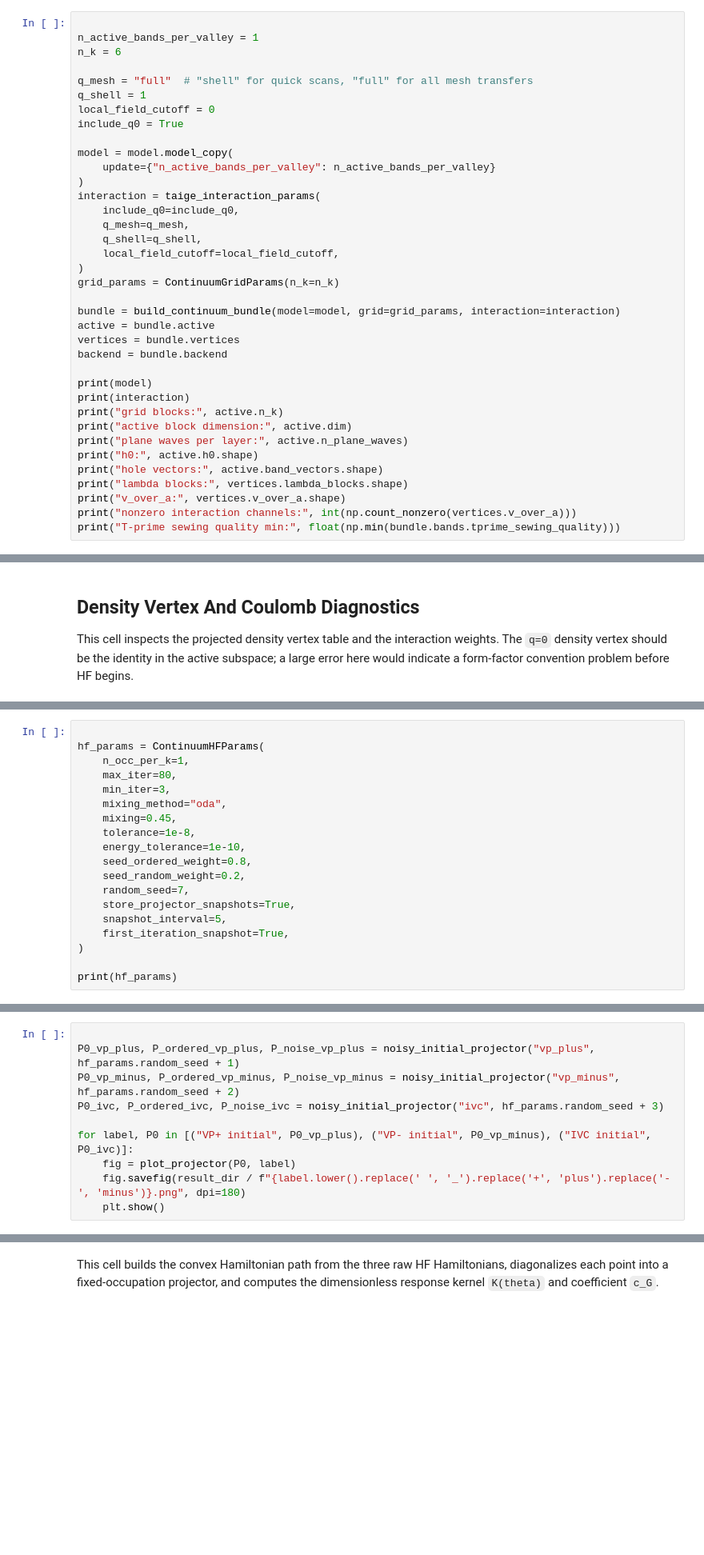
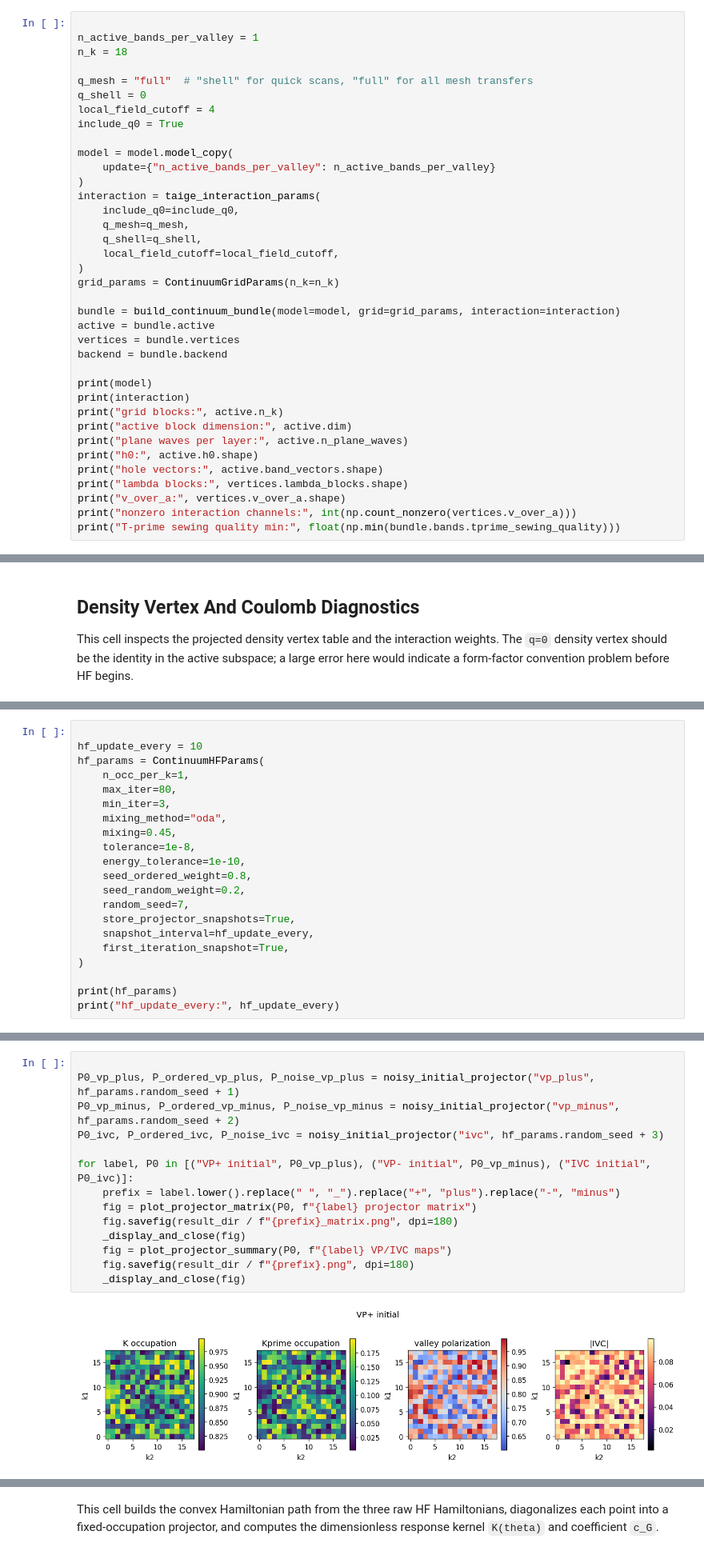
Before and after one commit to NisargChadha/Chiral_DW, a Jupyter notebook: notebooks/taige_continuum_symmetric_hf.ipynb, the cells around one changed output, grey strips where cells are left out. Shown at 80% size. Saved outputs shown, nothing was run; the diff lists cells and outputs as text; blank space fills up the shorter version.

```diff
--- a/notebooks/taige_continuum_symmetric_hf.ipynb
+++ b/notebooks/taige_continuum_symmetric_hf.ipynb
@@ -120,11 +130,11 @@ Increase `n_k`, `q_mesh`, `q_shell`, and `local_field_cutoff` for more faithful
 # %%
 
 n_active_bands_per_valley = 1
-n_k = 6
+n_k = 18
 
 q_mesh = "full"  # "shell" for quick scans, "full" for all mesh transfers
-q_shell = 1
-local_field_cutoff = 0
+q_shell = 0
+local_field_cutoff = 4
 include_q0 = True
 
 model = model.model_copy(
@@ -271,5 +457,6 @@ The seed weights implement the requested 0.8 ordered / 0.2 random projector-like
 # %%
 
+hf_update_every = 10
 hf_params = ContinuumHFParams(
     n_occ_per_k=1,
     max_iter=80,
@@ -282,8 +469,9 @@ hf_params = ContinuumHFParams(
     seed_random_weight=0.2,
     random_seed=7,
     store_projector_snapshots=True,
-    snapshot_interval=5,
+    snapshot_interval=hf_update_every,
     first_iteration_snapshot=True,
 )
 
 print(hf_params)
+print("hf_update_every:", hf_update_every)
@@ -296,10 +486,16 @@ The figures are meant to catch obvious seed mistakes before the self-consistency
 # %%
 
 P0_vp_plus, P_ordered_vp_plus, P_noise_vp_plus = noisy_initial_projector("vp_plus", hf_params.random_seed + 1)
 P0_vp_minus, P_ordered_vp_minus, P_noise_vp_minus = noisy_initial_projector("vp_minus", hf_params.random_seed + 2)
 P0_ivc, P_ordered_ivc, P_noise_ivc = noisy_initial_projector("ivc", hf_params.random_seed + 3)
 
 for label, P0 in [("VP+ initial", P0_vp_plus), ("VP- initial", P0_vp_minus), ("IVC initial", P0_ivc)]:
-    fig = plot_projector(P0, label)
-    fig.savefig(result_dir / f"{label.lower().replace(' ', '_').replace('+', 'plus').replace('-', 'minus')}.png", dpi=180)
-    plt.show()
+    prefix = label.lower().replace(" ", "_").replace("+", "plus").replace("-", "minus")
+    fig = plot_projector_matrix(P0, f"{label} projector matrix")
+    fig.savefig(result_dir / f"{prefix}_matrix.png", dpi=180)
+    _display_and_close(fig)
+    fig = plot_projector_summary(P0, f"{label} VP/IVC maps")
+    fig.savefig(result_dir / f"{prefix}.png", dpi=180)
+    _display_and_close(fig)
+# %% [output]
+[figure, added]
```
Also changed, not shown: parts of 18 cells of this notebook, 5 other files.
